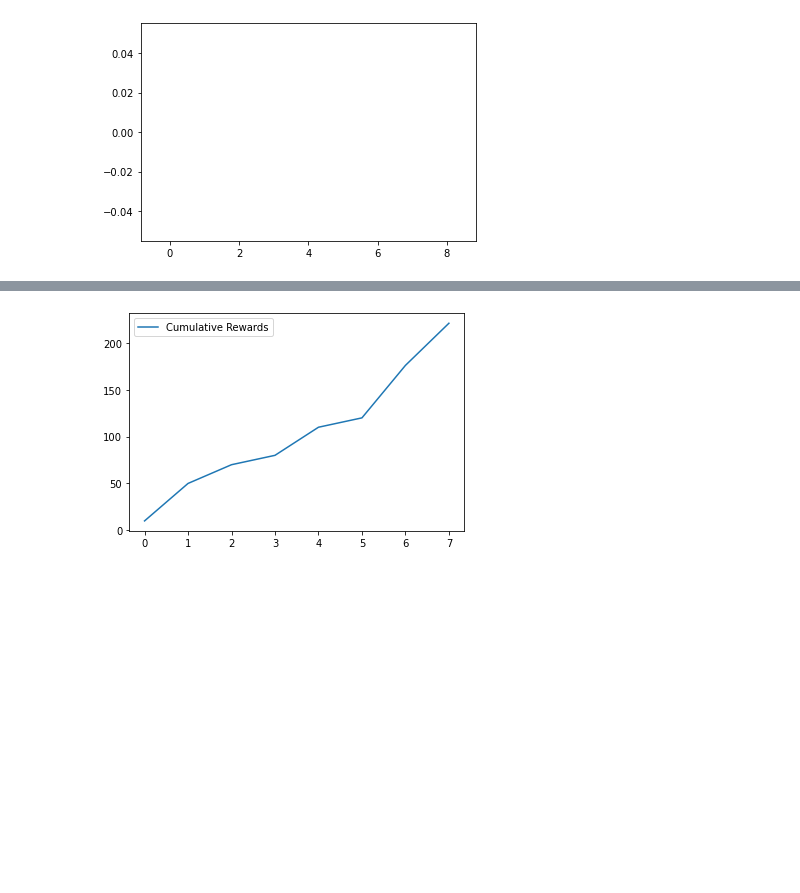
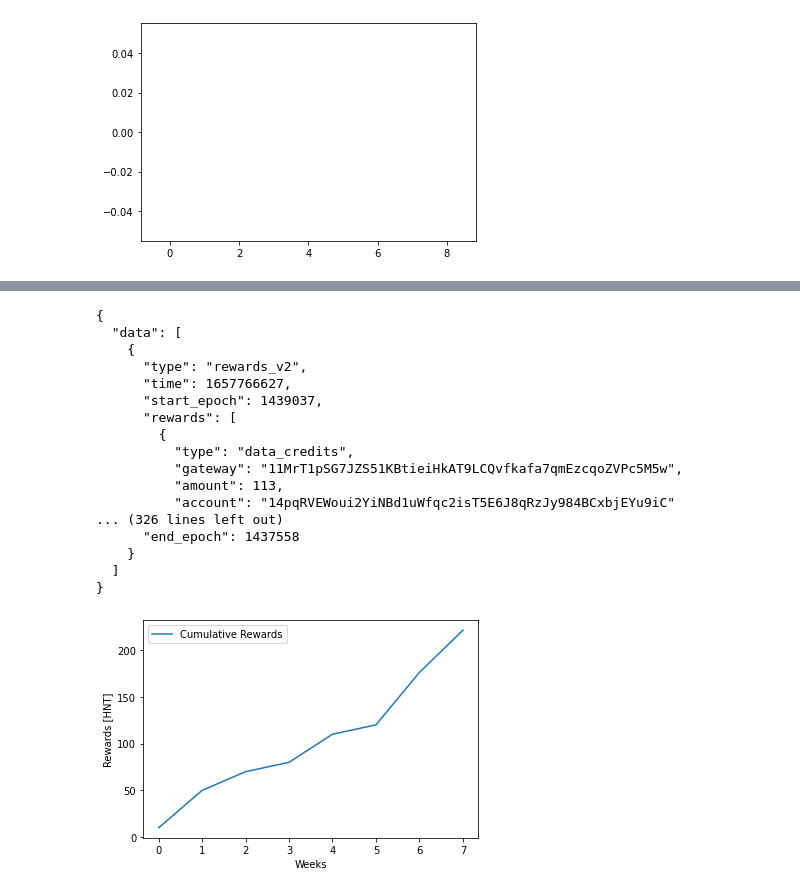
Before and after one commit to kristijanH1998/REU-Summer-Internship, a Jupyter notebook: Blockchain API Requests 2 (7.14).ipynb, the cells around one changed output, grey strips where cells are left out. Drawn from its saved outputs; the diff is of its cells as text; code cells hidden in the pictures; blank space fills up the shorter version.

```diff
--- a/Blockchain API Requests 2 (7.14).ipynb
+++ b/Blockchain API Requests 2 (7.14).ipynb
@@ -220,7 +220,7 @@ current_date = date.today()
 
 for i in range(1,10):
     maxTime.append(current_date)
-    priorDate = current_date-timedelta(days=7)
+    priorDate = current_date-timedelta(days=1)
     minTime.append(priorDate)
     current_date = priorDate
 
@@ -300,31 +300,47 @@ for a in dataPerAddress:
     print(challengesPerAddress[a])
     print(totalRewardsPerAddress[a])
     plt.plot(dataPerAddress[a], label = "Data Transfer Rewards")
+    plt.xlabel("Weeks")
+    plt.ylabel("Rewards [HNT]")
     plt.legend()
     plt.show()
     cdf = np.cumsum(dataPerAddress[a])
     plt.plot(cdf, label="Cumulative Data Transfer Rewards")
+    plt.xlabel("Weeks")
+    plt.ylabel("Rewards [HNT]")
     plt.legend()
     plt.show()
     plt.plot(witnessesPerAddress[a], label = "POC Witness Rewards")
+    plt.xlabel("Weeks")
+    plt.ylabel("Rewards [HNT]")
     plt.legend()
     plt.show()
     cdf = np.cumsum(witnessesPerAddress[a])
     plt.plot(cdf, label="Cumulative POC Witness Rewards")
+    plt.xlabel("Weeks")
+    plt.ylabel("Rewards [HNT]")
     plt.legend()
     plt.show()
     plt.plot(challengesPerAddress[a], label = "POC Challenger Rewards")
+    plt.xlabel("Weeks")
+    plt.ylabel("Rewards [HNT]")
     plt.legend()
     plt.show()
     cdf = np.cumsum(challengesPerAddress[a])
     plt.plot(cdf, label="Cumulative POC Challenger Rewards")
+    plt.xlabel("Weeks")
+    plt.ylabel("Rewards [HNT]")
     plt.legend()
     plt.show()
     plt.plot(totalRewardsPerAddress[a], label = "Total Rewards")
+    plt.xlabel("Weeks")
+    plt.ylabel("Rewards [HNT]")
     plt.legend()
     plt.show()
     cdf = np.cumsum(totalRewardsPerAddress[a])
     plt.plot(cdf, label="Cumulative Total Rewards")
+    plt.xlabel("Weeks")
+    plt.ylabel("Rewards [HNT]")
     plt.legend()
     plt.show()
 #     plt.bar(range(9), dataPerAddress[a], label = "Data Transfer Rewards")
@@ -372,22 +388,41 @@ Current address:  11yWfEwtSGLw3Vdh4iWgqnuKXRxELUkwN2v5wmB32UaRkq2YQWE
 # %%
 import json
 import requests
 from matplotlib import pyplot as plt
 import numpy as np
 
-# url = "https://api.helium.io/v1/hotspots/11MrT1pSG7JZS51KBtieiHkAT9LCQvfkafa7qmEzcqoZVPc5M5w/activity/?filter_types=rewards_v2&min_time=2022-07-11T00:00:01Z&max_time=2022-07-12T23:59:59Z&cursor=eyJ0eXBlcyI6WyJyZXdhcmRzX3YyIl0sIm1pbl9ibG9jayI6MTQzNTAyMSwibWF4X2Jsb2NrIjoxNDM3NDUyLCJibG9jayI6MTQzNzQwMCwiYW5jaG9yX2Jsb2NrIjoxNDM3NDAwfQ"
-# dict1 = json.loads(requests.get(url).text)
-# print(json.dumps(dict1, indent = 2))
+url = "https://api.helium.io/v1/hotspots/11MrT1pSG7JZS51KBtieiHkAT9LCQvfkafa7qmEzcqoZVPc5M5w/activity/?filter_types=rewards_v2&min_time=2022-07-13T00:00:01Z&max_time=2022-07-14T23:59:59Z&cursor=eyJ0eXBlcyI6WyJyZXdhcmRzX3YyIl0sIm1pbl9ibG9jayI6MTQzNzU0NSwibWF4X2Jsb2NrIjoxNDM5MTk3LCJibG9jayI6MTQzOTEwMCwiYW5jaG9yX2Jsb2NrIjoxNDM5MTAwfQ"
+dict1 = json.loads(requests.get(url).text)
+print(json.dumps(dict1, indent = 2))
 # for i in range(len(dict1['data'])):
 #     for x in dict1['data'][i]['rewards']:
 #         if x['type'] == 'data_credits':
 #             print(x['amount'])
 #     print(dict1['data'][i]['rewards'][0]['amount'])
 
 x = [10, 40, 20, 10, 30, 10, 56, 45]
 cdf = np.cumsum(x)
 plt.plot(cdf, label="Cumulative Rewards")
+plt.xlabel("Weeks")
+plt.ylabel("Rewards [HNT]")
 plt.legend()
 plt.show()
 # %% [output]
+{
+  "data": [
+    {
+      "type": "rewards_v2",
+      "time": 1657766627,
+      "start_epoch": 1439037,
+      "rewards": [
+        {
+          "type": "data_credits",
+          "gateway": "11MrT1pSG7JZS51KBtieiHkAT9LCQvfkafa7qmEzcqoZVPc5M5w",
+          "amount": 113,
+          "account": "14pqRVEWoui2YiNBd1uWfqc2isT5E6J8qRzJy984BCxbjEYu9iC"
+... (326 lines left out)
+      "end_epoch": 1437558
+    }
+  ]
+}
-[figure, old version]
+[figure, new version]
```
Also changed, not shown: parts of 1 cell of this notebook.
